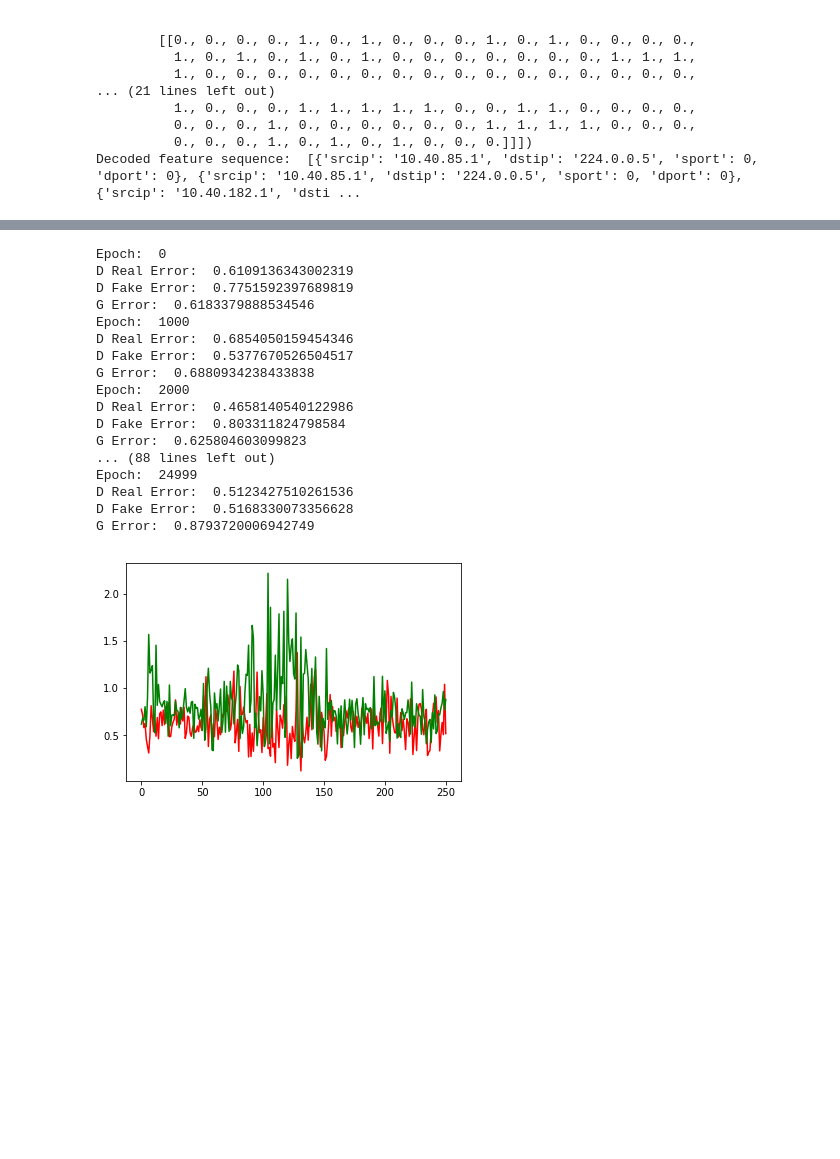
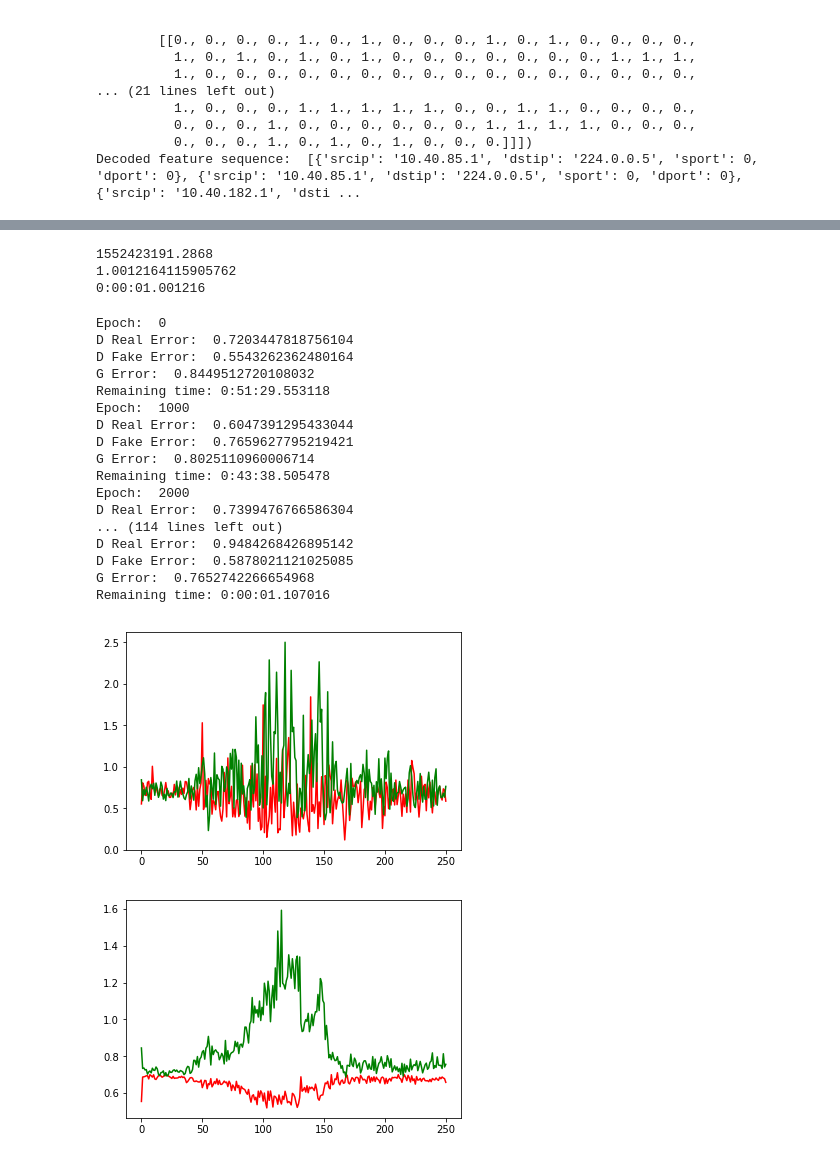
Before and after one commit to JayWalker512/PacketGAN, a Jupyter notebook: UNSW-NB15 Feature Extraction.ipynb, the cells around one changed output, grey strips where cells are left out. Saved outputs shown, nothing was run; the diff lists cells and outputs as text; code cells hidden in the pictures; blank space fills up the shorter version.

Commit message:
More progress. Added some utility classes to aid training stats. Also added parameters file for a reasonably well trained instance.

```diff
--- a/UNSW-NB15 Feature Extraction.ipynb
+++ b/UNSW-NB15 Feature Extraction.ipynb
@@ -508,8 +508,25 @@ D = Discriminator(X_seq.shape[2], X_seq.shape[2] * 2, 1, torch.sigmoid)
 #print(second)
 
 #these outputs should be the same
+# %%
+import benchmark_timer
+import time
+from importlib import reload
+reload(benchmark_timer)
+print(time.time())
+timer = benchmark_timer.BenchmarkTimer()
+timer.start()
+time.sleep(1)
+timer.stop()
+print(timer.get_elapsed_seconds())
+print(timer.get_elapsed_readable_time())
+# %% [output]
+1552423191.2868
+1.0012164115905762
+0:00:01.001216
 # %%
 import torch.optim as optim
+from loss_stats import LossStats
 
 def get_generator_input_sampler():
     return lambda m, n: torch.rand(m, n)  # Uniform-dist data into generator, _NOT_ Gaussian
@@ -519,6 +536,7 @@ def extract(v):
 
 #well OK let's train the GAN on a single sequence and see what happens
 def train(G, D, real_data):
+    epoch_timer = benchmark_timer.BenchmarkTimer()
     num_epochs = 25000
     print_interval = 1000
     loss_log_interval = 100
@@ -538,11 +556,14 @@ def train(G, D, real_data):
 
     generator_losses = []
     discriminator_fake_losses = []
+    g_stats = LossStats()
+    df_stats = LossStats()
 
     criterion = nn.BCELoss() #right now the output is binary so this makes sense
     discriminator_optimizer = optim.SGD(D.parameters(), lr=discriminator_learning_rate, momentum=sgd_momentum)
     generator_optimizer = optim.SGD(G.parameters(), lr=discriminator_learning_rate, momentum=sgd_momentum)
     for epoch in range(num_epochs):
+        epoch_timer.start()
         for discriminator_step in range(discriminator_training_steps):
             #G.init_hidden_state()
             #G.zero_grad()
@@ -571,6 +592,8 @@ def train(G, D, real_data):
             dre = extract(discriminator_real_error)[0]
             dfe = extract(discriminator_fake_error)[0]
 
+            df_stats.log_loss(dfe)
+
         for generator_step in range(generator_training_steps):
             #Train G on D's response (but DO NOT train D on these labels)
             G.init_hidden_state()
@@ -583,50 +606,67 @@ def train(G, D, real_data):
             fake_masked_data = get_interleaved_sequence_by_mask(generator_input_sequence, fake_data, get_mask_vector(sequence_length, eta))
 
             discriminator_decision_dg = D(fake_masked_data)
             generator_error = criterion(discriminator_decision_dg, torch.ones(sequence_length)) # Train G to pretend it's genuine
 
             generator_error.backward()
             generator_optimizer.step() # Only optimizes G's parameters
 
             ge = extract(generator_error)[0]
 
+            g_stats.log_loss(ge)
+
+        epoch_timer.stop()
         if epoch % loss_log_interval == 0 or epoch == num_epochs-1:
             discriminator_fake_losses.append(dfe)
             generator_losses.append(ge)
+
+            #can we log average loss over a period for a smoother graph? yes!
+            g_stats.log_average()
+            df_stats.log_average()
 
         if print_stats:
             if epoch % print_interval == 0 or epoch == num_epochs-1:
                 print("Epoch: ", epoch)
                 print("D Real Error: ", dre)
                 print("D Fake Error: ", dfe)
                 print("G Error: ", ge)
 
-    return G, generator_losses, discriminator_fake_losses
+                #print the timing stats
+                seconds_per_epoch = epoch_timer.get_elapsed_seconds()
+                remaining_seconds = seconds_per_epoch * (num_epochs - epoch)
+                print("Remaining time: " + epoch_timer.seconds_to_readable_time(remaining_seconds))
+
+    return G, generator_losses, discriminator_fake_losses, g_stats, df_stats
 
 #train on "attack" sequences, specifically those which are "DoS"
 real_dos_data = packet_data_df[packet_data_df['attack_cat'] == "DoS"]
-gen, g_losses, df_losses = train(G,D,real_dos_data)
+gen, g_losses, df_losses, g_stats, df_stats = train(G,D,real_dos_data)
 plt.plot(range(len(df_losses)), df_losses, 'r-', range(len(g_losses)), g_losses, 'g-')
 plt.show()
+
+#plot loss averages
+plt.plot(range(len(df_stats.get_averages())), df_stats.get_averages(), 'r-', range(len(g_stats.get_averages())), g_stats.get_averages(), 'g-')
+plt.show()
 # %% [output]
 Epoch:  0
-D Real Error:  0.6109136343002319
-D Fake Error:  0.7751592397689819
-G Error:  0.6183379888534546
+D Real Error:  0.7203447818756104
+D Fake Error:  0.5543262362480164
+G Error:  0.8449512720108032
+Remaining time: 0:51:29.553118
 Epoch:  1000
-D Real Error:  0.6854050159454346
-D Fake Error:  0.5377670526504517
-G Error:  0.6880934238433838
+D Real Error:  0.6047391295433044
+D Fake Error:  0.7659627795219421
+G Error:  0.8025110960006714
+Remaining time: 0:43:38.505478
 Epoch:  2000
-D Real Error:  0.4658140540122986
-D Fake Error:  0.803311824798584
-G Error:  0.625804603099823
-... (88 lines left out)
-Epoch:  24999
-D Real Error:  0.5123427510261536
-D Fake Error:  0.5168330073356628
-G Error:  0.8793720006942749
+D Real Error:  0.7399476766586304
+... (114 lines left out)
+D Real Error:  0.9484268426895142
+D Fake Error:  0.5878021121025085
+G Error:  0.7652742266654968
+Remaining time: 0:00:01.107016
-[figure, old version]
+[figure, new version]
+[figure, added]
 # %%
 generator_input_sequence = get_random_feature_sequence_tensor(real_dos_data, 20)
 print("Real data: ", decode_feature_sequence_tensor(generator_input_sequence), end="\n\n")
```
Also changed, not shown: parts of 2 cells of this notebook, 3 other files.
